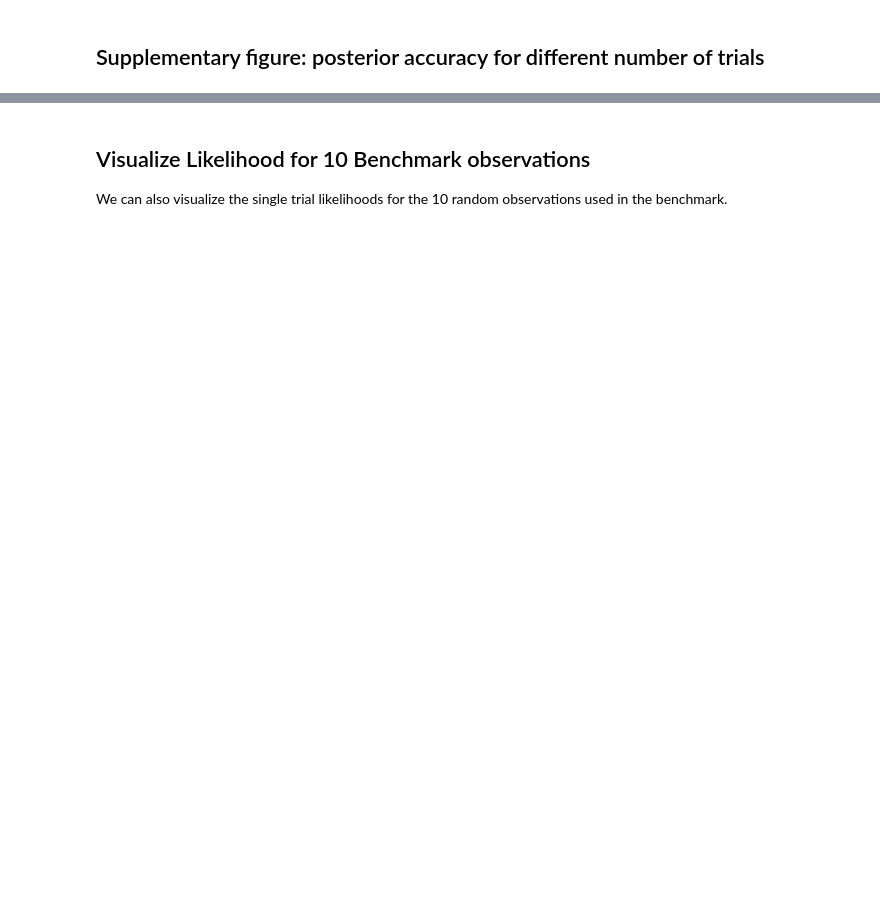
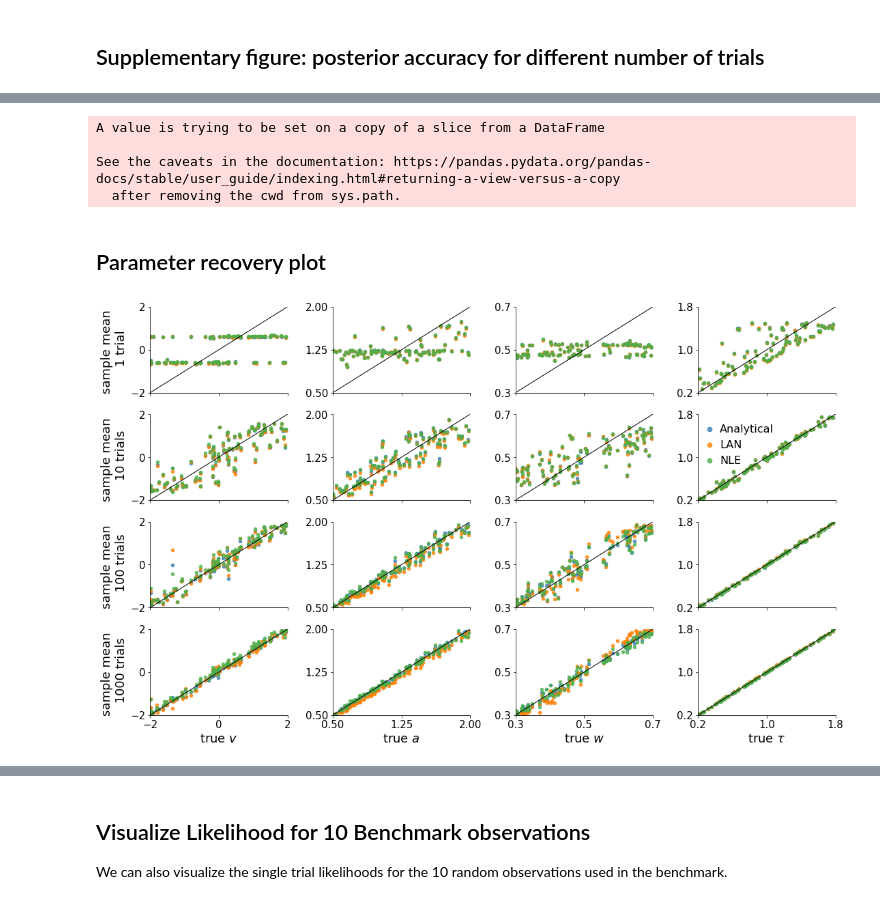
Before and after one commit to sbi-benchmark/sbibm, a Jupyter notebook: lan_nle_comparison/LAN-NLE-Figures.ipynb, the cells around one changed output, grey strips where cells are left out. Cells and saved outputs as stored; diff of their text form; code cells hidden in the pictures; blank space fills up the shorter version.

```diff
--- a/lan_nle_comparison/LAN-NLE-Figures.ipynb
+++ b/lan_nle_comparison/LAN-NLE-Figures.ipynb
@@ -726,13 +918,14 @@ df = pd.concat([
 # %%
 df["num_trials"] = 1
 df = df[np.logical_not(df.algorithm == "LAN-ANA")]
+df.num_observation = df.num_observation.astype(int)
 df.algorithm[df.algorithm=="LAN-KDE"] = "LAN"
-for ii in range(1, 41):
-    if ii < 11:
-        df.loc[df.num_observation == ii, "num_trials"] = 1
-    elif ii < 21:
-        df.loc[df.num_observation == ii, "num_trials"] = 10
-    elif ii < 31:
-        df.loc[df.num_observation == ii, "num_trials"] = 100
-    elif ii < 41:
-        df.loc[df.num_observation == ii, "num_trials"] = 1000
+df.loc[df.num_observation <= 100, "num_trials"] = 1
+df.loc[df.num_observation > 100, "num_trials"] = 10
+df.loc[df.num_observation > 200, "num_trials"] = 100
+df.loc[df.num_observation > 300, "num_trials"] = 1000
+# %% [output]
+A value is trying to be set on a copy of a slice from a DataFrame
+
+See the caveats in the documentation: https://pandas.pydata.org/pandas-docs/stable/user_guide/indexing.html#returning-a-view-versus-a-copy
+  after removing the cwd from sys.path.
@@ -831,0 +944,46 @@ plt.tight_layout();
+# %% [markdown]
+## Parameter recovery plot
+# %%
+fig, ax = plt.subplots(4, 4, figsize=(18, 11),
+                      gridspec_kw=dict(wspace=0.33, hspace=0.25), sharex="col")
+mpl.rcParams["legend.fontsize"] = 16
+s = 20
+alpha=0.8
+limits = [[-2, 2], [0.5, 2.], [0.3, 0.7], [0.2, 1.8]]
+
+for jj in range(4):
+    for ii in range(4):
+#         truth = true_samples.mean(2)[jj, :, ii]
+        truth = true_params[jj, :, ii]
+        plt.sca(ax[jj, ii])
+        plt.scatter(truth, true_samples.mean(2)[jj, :, ii], s=s, color=colors[0],
+                    label=fr"Analytical",
+                    alpha=alpha,
+                   )
+        plt.scatter(truth, lan_samples.mean(2)[jj, :, ii], s=s, color=colors[1],
+                    label=fr"LAN",
+                    alpha=alpha,
+                   )
+        plt.scatter(truth, nle_samples.mean(2)[jj, :, ii], s=s, color=colors[2],
+                    label=fr"NLE",
+                    alpha=alpha,
+                   )
+        plt.plot(np.linspace(limits[ii][0], limits[ii][1], 100),
+                 np.linspace(limits[ii][0], limits[ii][1], 100), color="k", lw=1)
+        plt.ylim(limits[ii])
+        plt.yticks(np.linspace(limits[ii][0], limits[ii][1], 3))
+
+        plt.xlim(limits[ii])
+        plt.xticks(np.linspace(limits[ii][0], limits[ii][1], 3))
+        if jj==3:
+            plt.xlabel("true " + [r"$v$", r"$a$", r"$w$", r"$\tau$"][ii])
+
+        if ii==0:
+            plt.ylabel(f"sample mean \n {[1, 10, 100, 1000][jj]} trial{'s' if jj>0 else ''}")
+        if ii==3 and jj==1:
+            plt.legend(loc=2, markerscale=1.5, handlelength=0.3, frameon=False);
+
+plt.tight_layout();
+fig.savefig("parameter-recovery-trials.png", dpi=300, bbox_inches="tight");
+# %% [output]
+[figure, added]
```
Also changed, not shown: parts of 54 cells of this notebook, 1 other file.
